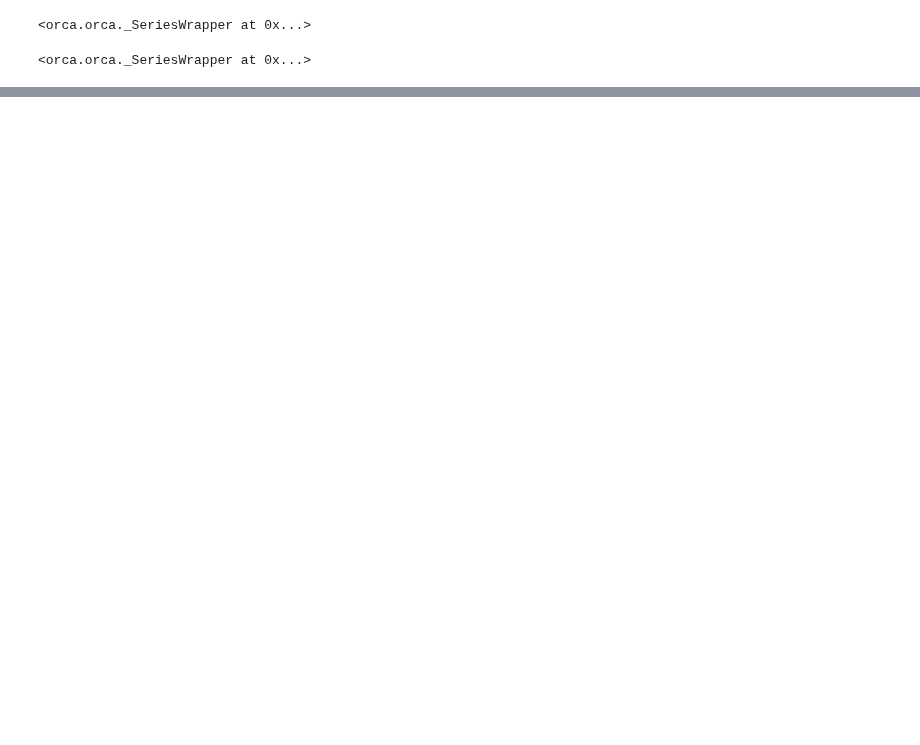
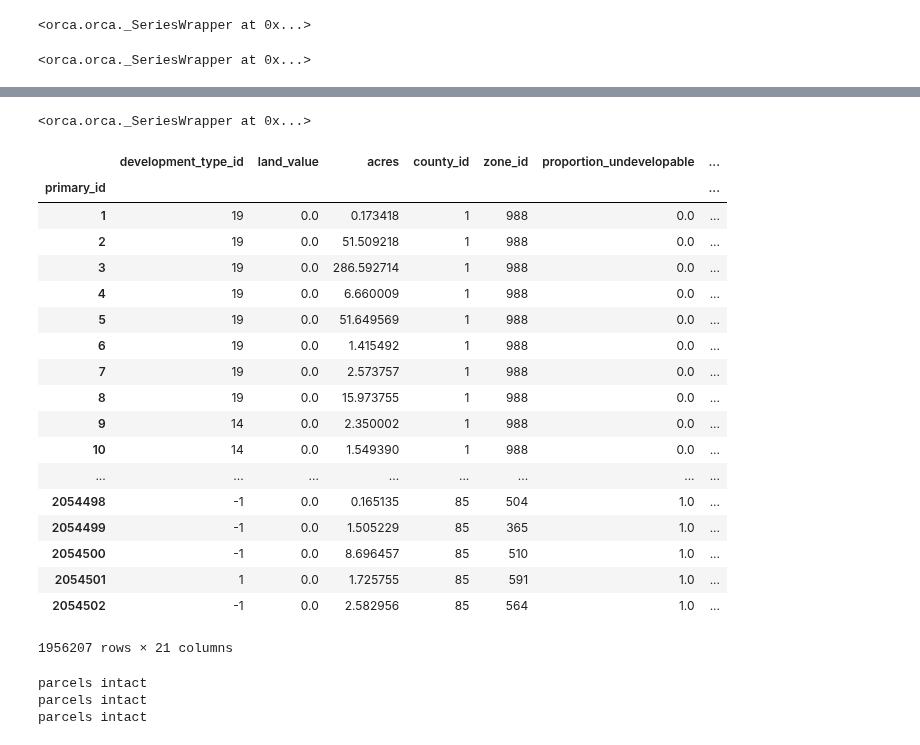
Before and after one commit to ual/ual_model_workspace, a Jupyter notebook: fall-2018-models/notebooks-jayne/auto_ownership.ipynb, the cells around one changed output, grey strips where cells are left out. Saved outputs shown, nothing was run; the diff lists cells and outputs as text; code cells hidden in the pictures; blank space fills up the shorter version.

Commit message:
transit accessibility updates

```diff
--- a/fall-2018-models/notebooks-jayne/auto_ownership.ipynb
+++ b/fall-2018-models/notebooks-jayne/auto_ownership.ipynb
@@ -27,0 +40,3 @@ Loading model step 'WLCM'
+# %%
+#initialization only
+orca.run(['initialize_network_small','initialize_network_walk'])
@@ -48,2 +70,2 @@ Total time to execute iteration 1 with iteration value None: 350.49 s
 # %%
-# orca.run(['initialize_network_walk','network_aggregations_walk']);
+orca.run(['initialize_network_walk','network_aggregations_walk'])
@@ -97,12 +108,20 @@ parcels = orca.get_table('parcels').to_frame()
 # %%
-# bart station within 0.5 km:
+# transit station within 0.5 km:
 from sklearn.neighbors import BallTree
+from IPython.display import display
+agencies = list(glob.iglob('/home/jayne/ual_model_workspace/fall-2018-models/notebooks-jayne/Py27/data/gtfsfeed_text/*/stops.txt'))
 
-bart = pd.read_csv('./gtfs/stops.txt')[['stop_id','stop_lat','stop_lon']].set_index('stop_id')
-bart_rad = np.deg2rad(bart[['stop_lat','stop_lon']])
-parcels_rad = np.deg2rad(parcels[['y','x']])
-tree = BallTree(bart_rad,metric = 'haversine')
-dist, ind = tree.query(parcels_rad,k=1)
-parcel_has_bart = (dist*6371<=0.5).astype(int)
-orca.add_column('parcels','has_bart',parcel_has_bart)
+parcels['transit'] = 0
+
+for gtfs_stops in agencies:
+
+    stops_df = pd.read_csv(gtfs_stops)[['stop_id','stop_lat','stop_lon']].set_index('stop_id')
+    stops_rad = np.deg2rad(stops_df[['stop_lat','stop_lon']])
+    parcels_rad = np.deg2rad(parcels[['y','x']])
+    tree = BallTree(stops_rad,metric = 'haversine')
+
+    ind = tree.query_radius(parcels_rad,r = 0.5/6371,count_only = True)
+    parcels['transit'] += ind
+
+    print(gtfs_stops.split('/')[-2])
 # %% [output]
@@ -110,7 +145,48 @@ orca.add_column('parcels','has_bart',parcel_has_bart)
+# %%
+orca.add_column('parcels','has_transit',(parcels['transit']>0).astype(int))
+# %% [output]
+<orca.orca._SeriesWrapper at 0x...>
 # %%
 county_dummies = pd.get_dummies(parcels['county_id'].astype(int),prefix='county')
 for i in county_dummies.columns:
     orca.add_column('parcels',i,county_dummies[i])
+# %%
+# use UrbanAccess transit accessibility
+# parcels_trn = pd.read_csv('/home/jayne/ual_model_workspace/fall-2018-models/notebooks-jayne/Py27/parcels_w_trn_acc.csv')
+# todo: match parcels_trn with parcels, and fill NAs with median value.
+parcels1 = pd.merge_ordered(parcels.reset_index(),
+    parcels_trn[['parcel_id','jobs_45','jobs_30','jobs_15']],how = 'left', left_on = 'primary_id', right_on = 'parcel_id'
+).drop('parcel_id',axis = 1).set_index('primary_id')
+
+parcels1
+# %% [output]
+|  | development_type_id | land_value | acres | county_id | zone_id | proportion_undevelopable | ... |
+| primary_id |  |  |  |  |  |  | ... |
+| 1 | 19 | 0.0 | 0.173418 | 1 | 988 | 0.0 | ... |
+| 2 | 19 | 0.0 | 51.509218 | 1 | 988 | 0.0 | ... |
+| 3 | 19 | 0.0 | 286.592714 | 1 | 988 | 0.0 | ... |
+| 4 | 19 | 0.0 | 6.660009 | 1 | 988 | 0.0 | ... |
+| 5 | 19 | 0.0 | 51.649569 | 1 | 988 | 0.0 | ... |
+| 6 | 19 | 0.0 | 1.415492 | 1 | 988 | 0.0 | ... |
+| 7 | 19 | 0.0 | 2.573757 | 1 | 988 | 0.0 | ... |
+| 8 | 19 | 0.0 | 15.973755 | 1 | 988 | 0.0 | ... |
+| 9 | 14 | 0.0 | 2.350002 | 1 | 988 | 0.0 | ... |
+| 10 | 14 | 0.0 | 1.549390 | 1 | 988 | 0.0 | ... |
+| ... | ... | ... | ... | ... | ... | ... | ... |
+| 2054498 | -1 | 0.0 | 0.165135 | 85 | 504 | 1.0 | ... |
+| 2054499 | -1 | 0.0 | 1.505229 | 85 | 365 | 1.0 | ... |
+| 2054500 | -1 | 0.0 | 8.696457 | 85 | 510 | 1.0 | ... |
+| 2054501 | 1 | 0.0 | 1.725755 | 85 | 591 | 1.0 | ... |
+| 2054502 | -1 | 0.0 | 2.582956 | 85 | 564 | 1.0 | ... |
+1956207 rows × 21 columns
+# %%
+for i in ['jobs_45','jobs_30','jobs_15']:
+    orca.add_column('parcels',i, parcels1[i].fillna(parcels1[i].median()))
+    test_parcels()
+# %% [output]
+parcels intact
+parcels intact
+parcels intact
 # %%
 @orca.table(cache=True)
 def hh_merged():
```
Also changed, not shown: parts of 20 cells of this notebook, 2 other files.
